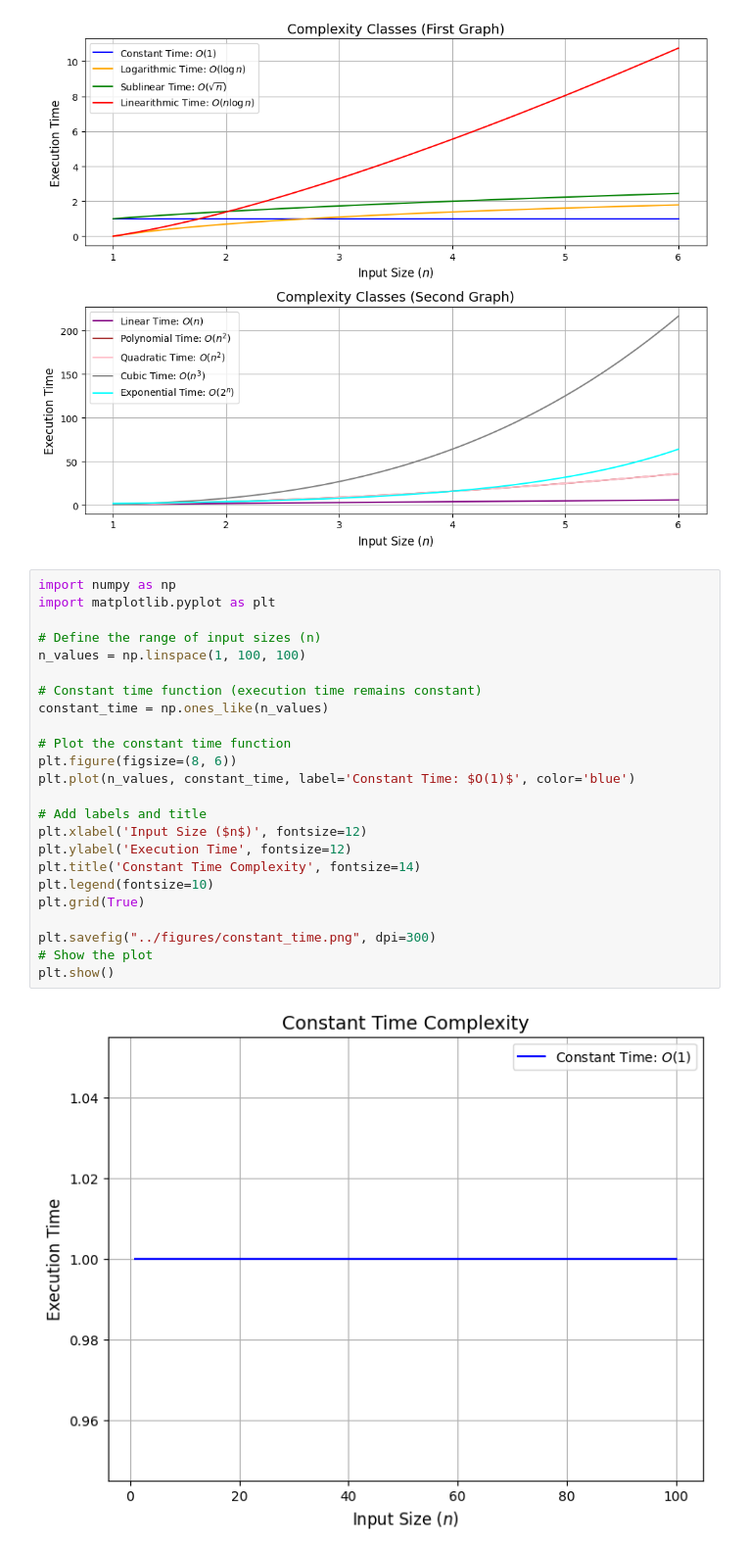
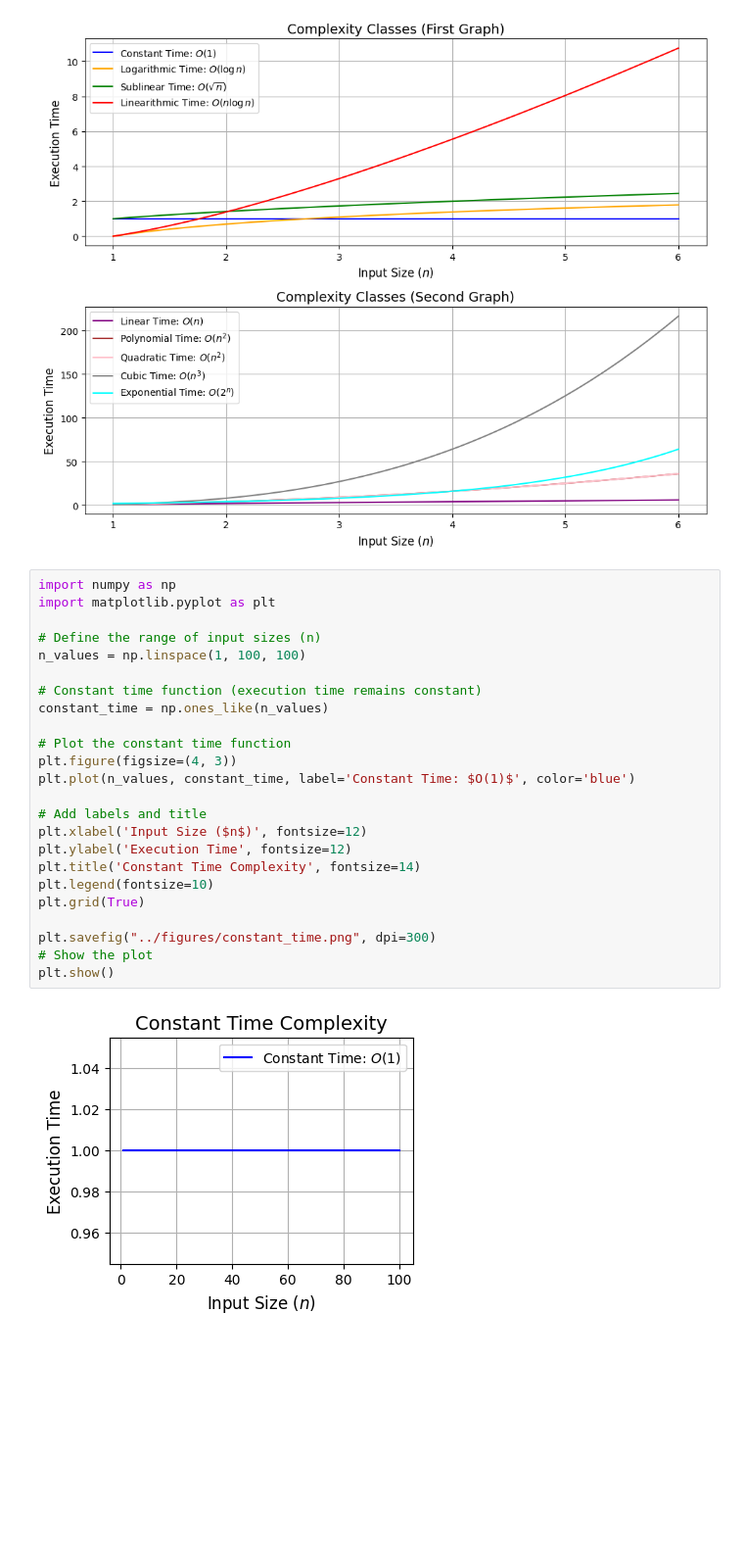
Before and after one commit to minoad/articles, a Jupyter notebook: scripts/python_plots.ipynb, the cells around one changed output. Shown at 98% size. Saved outputs shown, nothing was run; the diff lists cells and outputs as text; blank space fills up the shorter version.

```diff
--- a/scripts/python_plots.ipynb
+++ b/scripts/python_plots.ipynb
@@ -62,26 +62,26 @@ plt.show()
 # %%
 import numpy as np
 import matplotlib.pyplot as plt
 
 # Define the range of input sizes (n)
 n_values = np.linspace(1, 100, 100)
 
 # Constant time function (execution time remains constant)
 constant_time = np.ones_like(n_values)
 
 # Plot the constant time function
-plt.figure(figsize=(8, 6))
+plt.figure(figsize=(4, 3))
 plt.plot(n_values, constant_time, label='Constant Time: $O(1)$', color='blue')
 
 # Add labels and title
 plt.xlabel('Input Size ($n$)', fontsize=12)
 plt.ylabel('Execution Time', fontsize=12)
 plt.title('Constant Time Complexity', fontsize=14)
 plt.legend(fontsize=10)
 plt.grid(True)
 
 plt.savefig("../figures/constant_time.png", dpi=300)
 # Show the plot
 plt.show()
 # %% [output]
-[figure, old version]
+[figure, new version]
```
Also changed, not shown: 1 other file.
